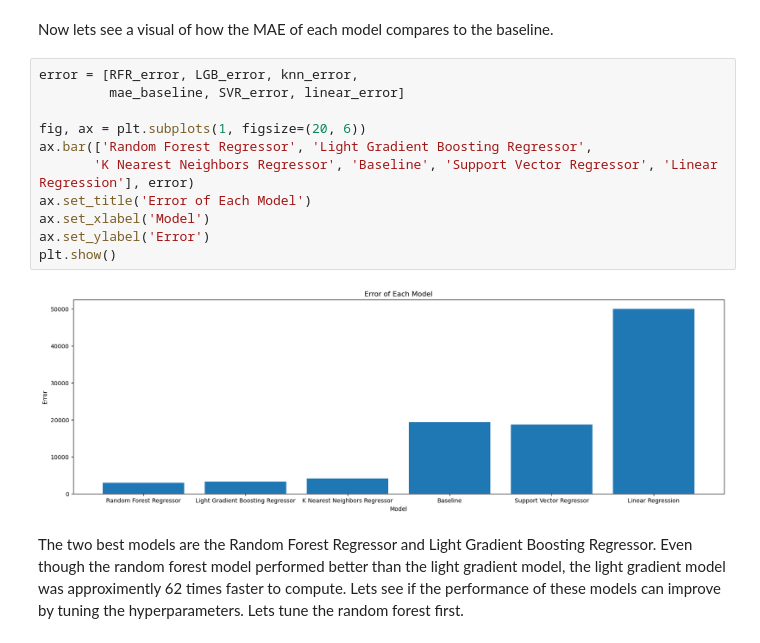
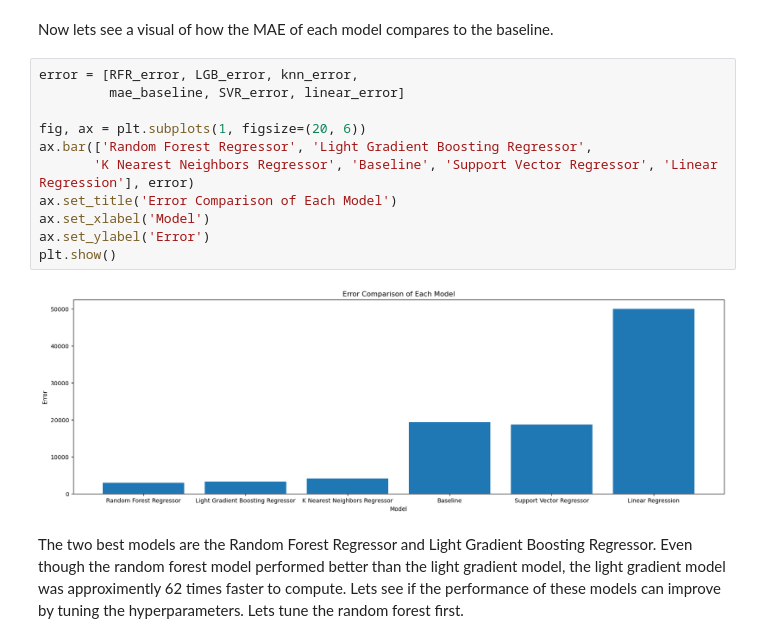
Before and after one commit to Pav-Van/Used-Electric-Vehicle-Analysis-and-Prediction-Model, a Jupyter notebook: Used_EV_Analysis.ipynb, the cells around one changed output. Drawn from its saved outputs; the diff is of its cells as text.

```diff
--- a/Used_EV_Analysis.ipynb
+++ b/Used_EV_Analysis.ipynb
@@ -868,16 +869,16 @@ Now lets see a visual of how the MAE of each model compares to the baseline.
 # %%
 error = [RFR_error, LGB_error, knn_error,
          mae_baseline, SVR_error, linear_error]
 
 fig, ax = plt.subplots(1, figsize=(20, 6))
 ax.bar(['Random Forest Regressor', 'Light Gradient Boosting Regressor',
        'K Nearest Neighbors Regressor', 'Baseline', 'Support Vector Regressor', 'Linear Regression'], error)
-ax.set_title('Error of Each Model')
+ax.set_title('Error Comparison of Each Model')
 ax.set_xlabel('Model')
 ax.set_ylabel('Error')
 plt.show()
 # %% [output]
-[figure, old version]
+[figure, new version]
 # %% [markdown]
 The two best models are the Random Forest Regressor and Light Gradient Boosting Regressor. Even though the random forest model performed better than the light gradient model, the light gradient model was approximently 62 times faster to compute. Lets see if the performance of these models can improve by tuning the hyperparameters. Lets tune the random forest first.
 # %%
```
Also changed, not shown: parts of 7 cells of this notebook, 1 other file.
